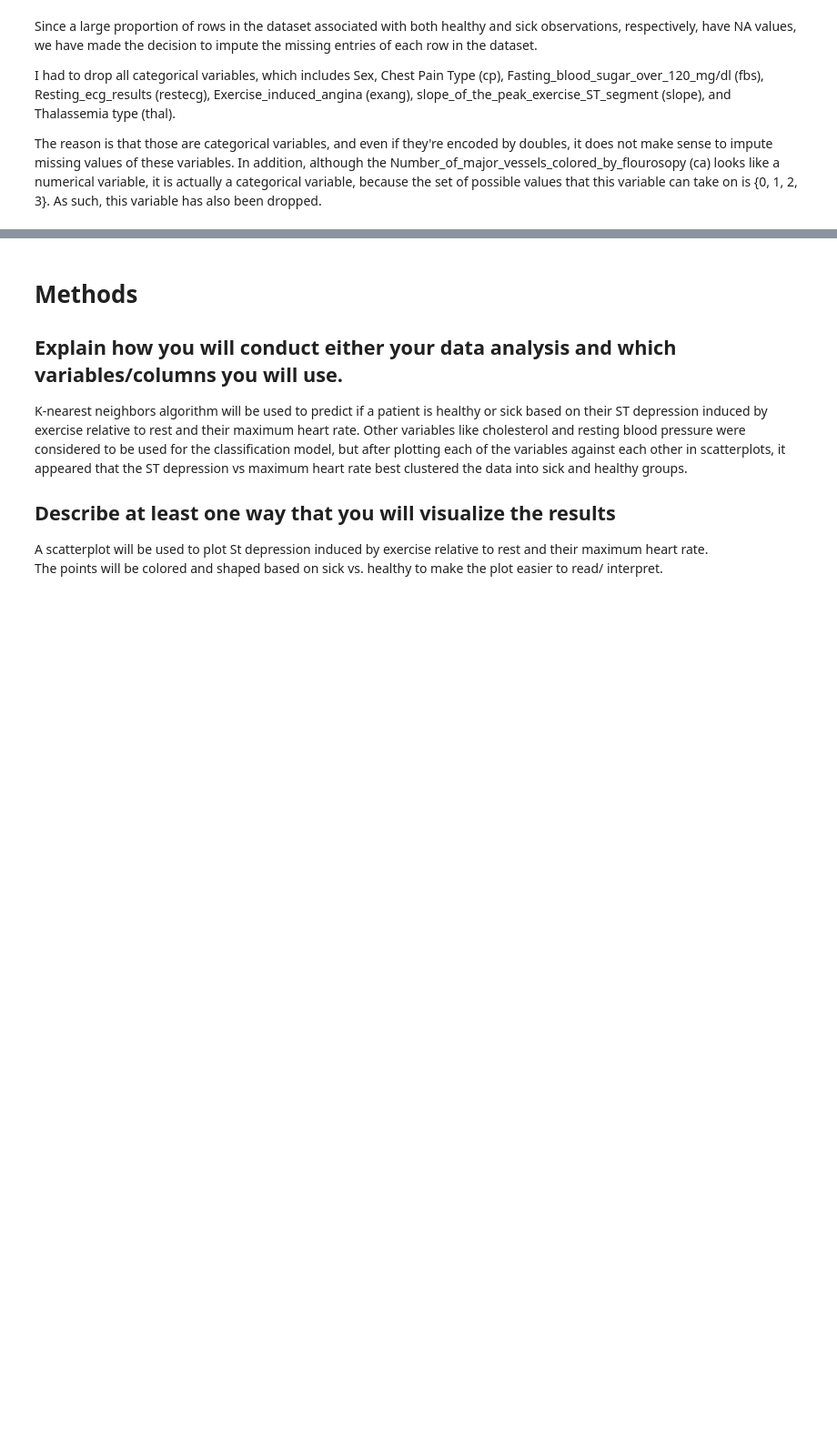
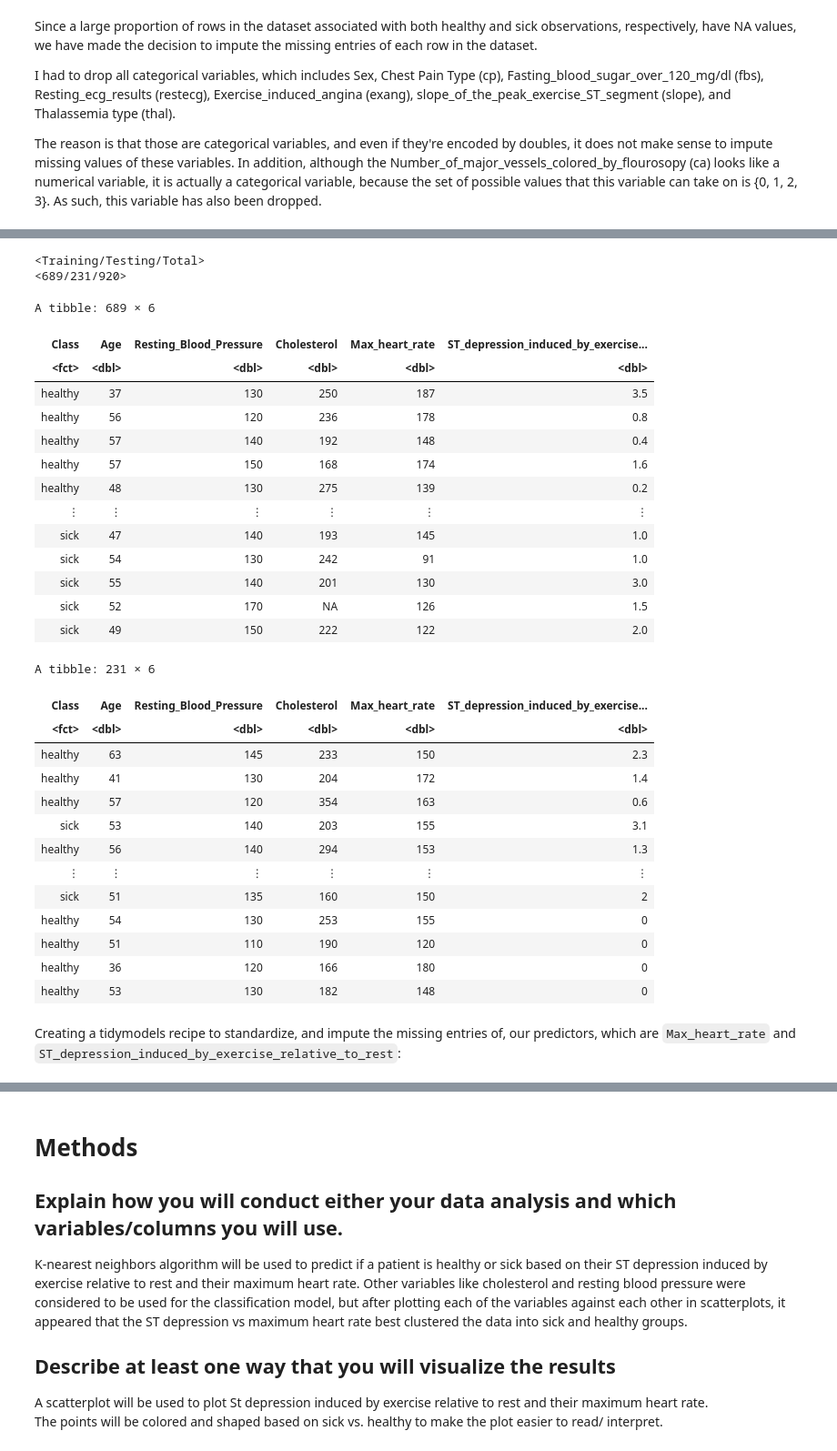
Before and after one commit to riacsik/heart-disease, a Jupyter notebook: group_project_report.ipynb, the cells around one changed output, grey strips where cells are left out. Shown: that part at 91% size. Cells and saved outputs as stored; diff of their text form; code cells hidden in the pictures; blank space fills up the shorter version.

```diff
--- a/group_project_report.ipynb
+++ b/group_project_report.ipynb
@@ -444,0 +436,43 @@ mhr_oldpeak
+# %%
+heart_split <- initial_split(heart_data, prop = 0.75, strata = Class)
+heart_train <- training(heart_split)
+heart_test <- testing(heart_split)
+# %%
+heart_split
+heart_train
+heart_test
+# %% [output]
+<Training/Testing/Total>
+<689/231/920>
+A tibble: 689 × 6
+| Class | Age | Resting_Blood_Pressure | Cholesterol | Max_heart_rate | ST_depression_induced_by_exercise... |
+| <fct> | <dbl> | <dbl> | <dbl> | <dbl> | <dbl> |
+| healthy | 37 | 130 | 250 | 187 | 3.5 |
+| healthy | 56 | 120 | 236 | 178 | 0.8 |
+| healthy | 57 | 140 | 192 | 148 | 0.4 |
+| healthy | 57 | 150 | 168 | 174 | 1.6 |
+| healthy | 48 | 130 | 275 | 139 | 0.2 |
+| ⋮ | ⋮ | ⋮ | ⋮ | ⋮ | ⋮ |
+| sick | 47 | 140 | 193 | 145 | 1.0 |
+| sick | 54 | 130 | 242 | 91 | 1.0 |
+| sick | 55 | 140 | 201 | 130 | 3.0 |
+| sick | 52 | 170 | NA | 126 | 1.5 |
+| sick | 49 | 150 | 222 | 122 | 2.0 |
+A tibble: 231 × 6
+| Class | Age | Resting_Blood_Pressure | Cholesterol | Max_heart_rate | ST_depression_induced_by_exercise... |
+| <fct> | <dbl> | <dbl> | <dbl> | <dbl> | <dbl> |
+| healthy | 63 | 145 | 233 | 150 | 2.3 |
+| healthy | 41 | 130 | 204 | 172 | 1.4 |
+| healthy | 57 | 120 | 354 | 163 | 0.6 |
+| sick | 53 | 140 | 203 | 155 | 3.1 |
+| healthy | 56 | 140 | 294 | 153 | 1.3 |
+| ⋮ | ⋮ | ⋮ | ⋮ | ⋮ | ⋮ |
+| sick | 51 | 135 | 160 | 150 | 2 |
+| healthy | 54 | 130 | 253 | 155 | 0 |
+| healthy | 51 | 110 | 190 | 120 | 0 |
+| healthy | 36 | 120 | 166 | 180 | 0 |
+| healthy | 53 | 130 | 182 | 148 | 0 |
+# %% [markdown]
+Creating a tidymodels recipe
+to standardize, and impute the missing entries of, our predictors, which are
+`Max_heart_rate` and `ST_depression_induced_by_exercise_relative_to_rest`:
```
Also changed, not shown: parts of 35 cells of this notebook.
